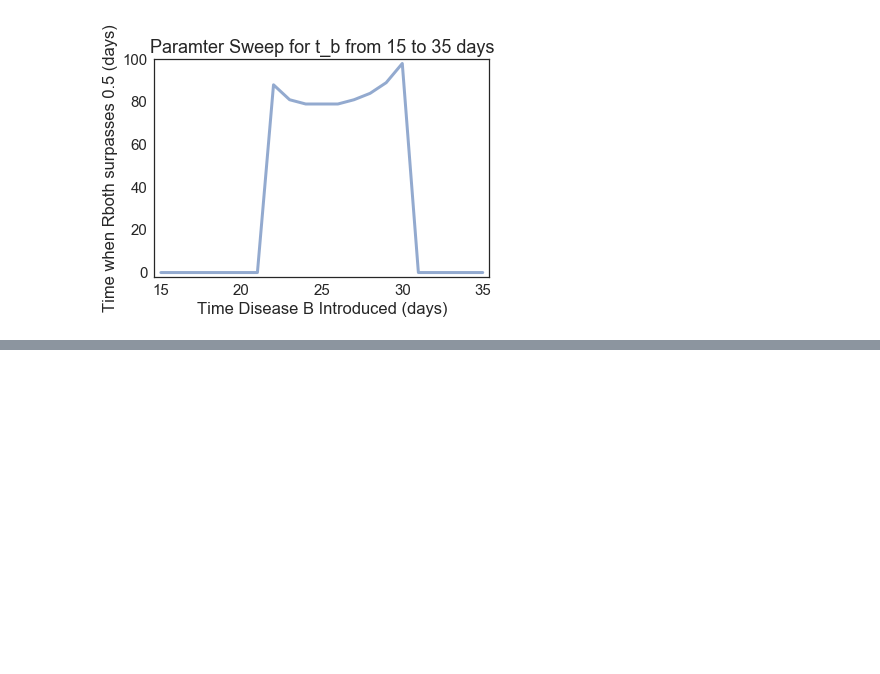
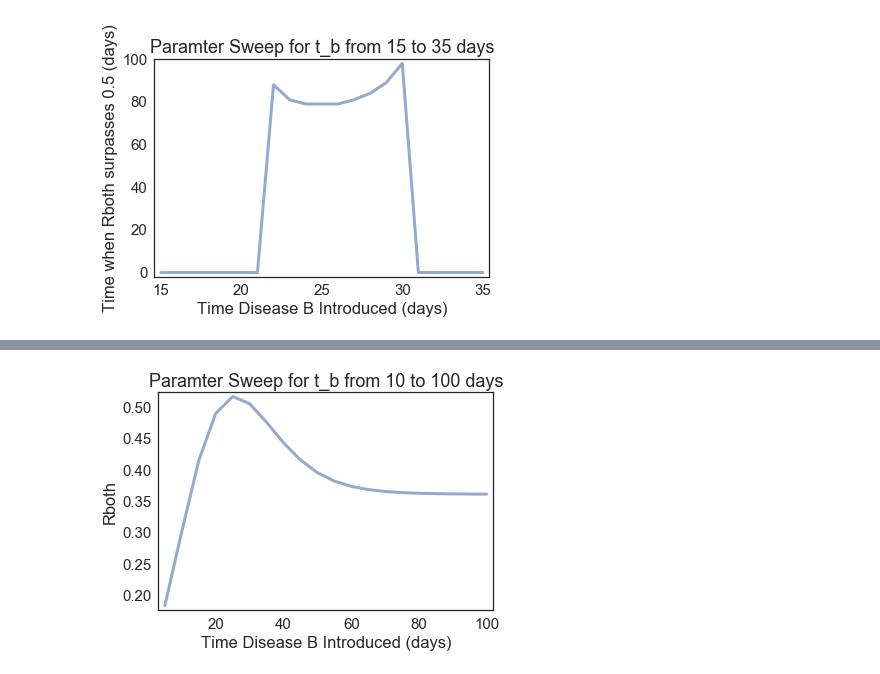
Before and after one commit to NOwolabi/modsim_project_2, a Jupyter notebook: code/Project Brainstorming3.ipynb, the cells around one changed output, grey strips where cells are left out. Saved outputs shown, nothing was run; the diff lists cells and outputs as text; code cells hidden in the pictures; blank space fills up the shorter version.

```diff
--- a/code/Project Brainstorming3.ipynb
+++ b/code/Project Brainstorming3.ipynb
@@ -339,3 +340,20 @@ decorate(xlabel='Time Disease B Introduced (days)',
          ylabel='Time when Rboth surpasses 0.5 (days)', title='Paramter Sweep for t_b from 15 to 35 days')
 # %% [output]
 [figure]
+# %%
+tc1 = 3
+tr1 = 6
+tc2 = 2
+tr2 = 8
+beta1 = 1 / tc1
+gamma1 = 1 / tr1
+beta2 = 1 / tc2
+gamma2 = 1 / tr2
+t_b_array = linrange(5, 100, 5)
+sweep = SweepSeries()
+for t_b in t_b_array:
+    system = make_system(beta1, gamma1, beta2, gamma2, t_b, 90)
+    run_simulation(system)
+    sweep[t_b] = system.results.Rboth[system.t_end]
+    print (system.results.Rboth[system.t_end])
+    print("total infected", calc_total_infected(system))
@@ -341,0 +378,6 @@ decorate(xlabel='Time Disease B Introduced (days)',
+# %%
+plot(sweep)
+decorate(xlabel='Time Disease B Introduced (days)',
+         ylabel='Rboth', title='Paramter Sweep for t_b from 10 to 100 days')
+# %% [output]
+[figure, added]
```
Also changed, not shown: parts of 12 cells of this notebook.
